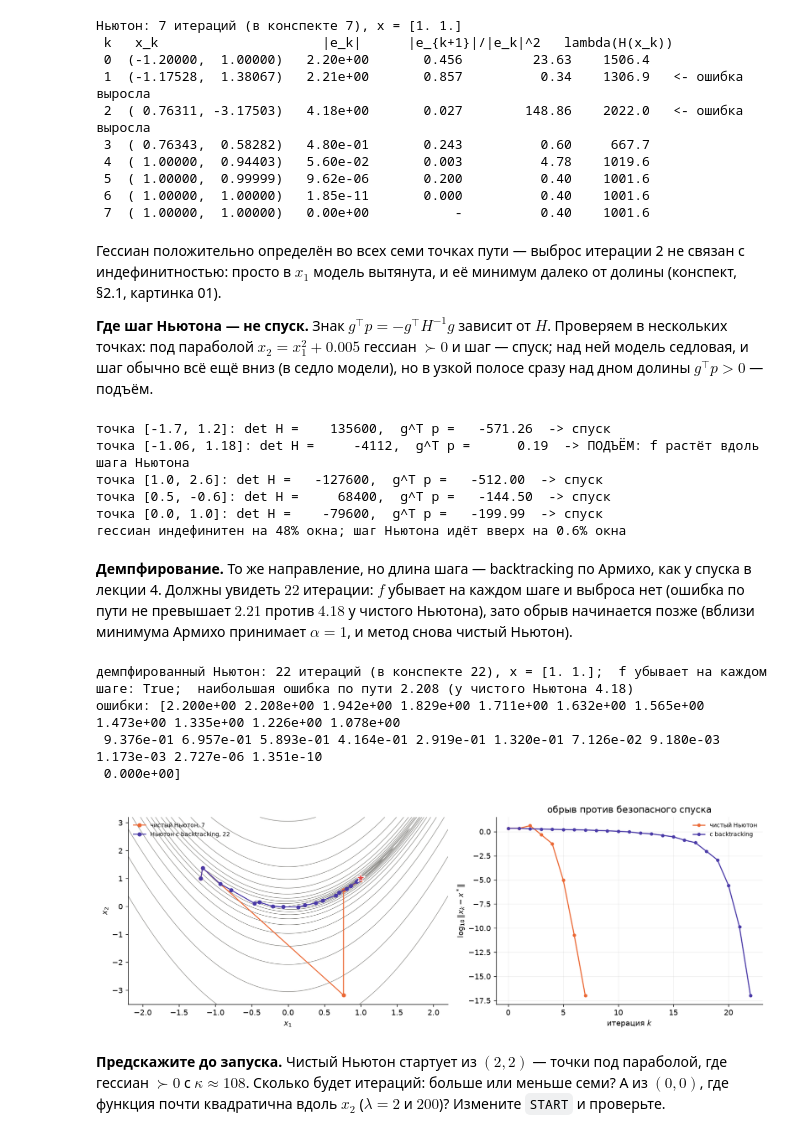
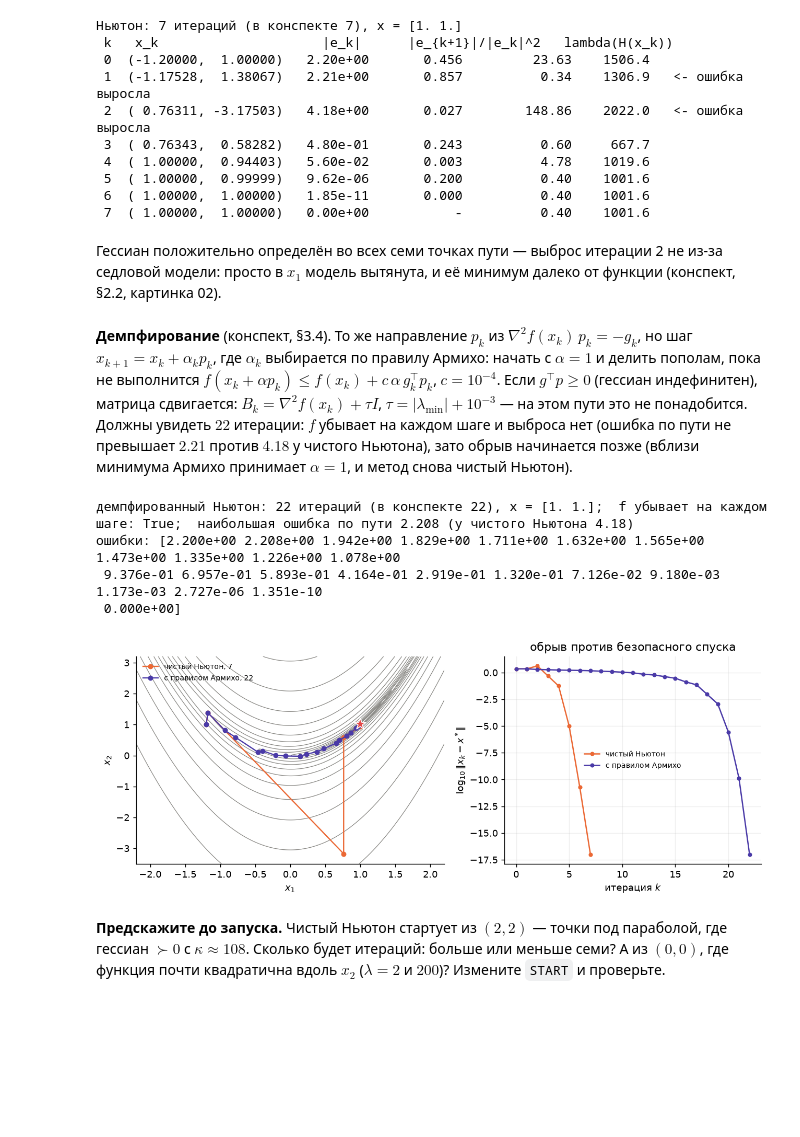
Before and after one commit to IlyaChichkanov/Numerical-Optimization, a Jupyter notebook: lectures/lecture05/demo05.ipynb, the cells around one changed output. Saved outputs shown, nothing was run; the diff lists cells and outputs as text; code cells hidden in the pictures; blank space fills up the shorter version.

```diff
--- a/lectures/lecture05/demo05.ipynb
+++ b/lectures/lecture05/demo05.ipynb
@@ -44,7 +44,7 @@ def gd(f, grad, x0, alpha=None, tol=1e-6, maxit=100_000, c=1e-4):
 
 
 def newton(grad, hess, x0, tol=1e-10, maxit=50):
-    """Чистый метод Ньютона: x <- x - H^{-1} g, без линейного поиска. Возвращает (x, итераций, путь)."""
+    """Чистый метод Ньютона: x <- x - H^{-1} g, длина шага всегда 1. Возвращает (x, итераций, путь)."""
     x = np.asarray(x0, float).copy(); path = [x.copy()]
     for k in range(maxit):
         g = grad(x)
@@ -55,9 +55,9 @@ def newton(grad, hess, x0, tol=1e-10, maxit=50):
 
 
 def newton_damped(f, grad, hess, x0, tol=1e-10, maxit=200, c=1e-4):
-    """Демпфированный Ньютон: направление Ньютона, длина шага — backtracking по Армихо.
-    Если гессиан не положительно определён и направление не является спуском, матрица
-    регуляризуется: H + (|lambda_min| + 1e-3) I. Возвращает (x, итераций, путь)."""
+    """Демпфированный Ньютон: направление Ньютона, длина шага — по правилу Армихо.
+    Если гессиан индефинитен и направление не является спуском, матрица
+    сдвигается: H + (|lambda_min| + 1e-3) I. Возвращает (x, итераций, путь)."""
     x = np.asarray(x0, float).copy(); path = [x.copy()]
     for k in range(maxit):
         g = grad(x)
@@ -308,47 +302,27 @@ for k in range(len(path_n)):
  5  ( 1.00000,  0.99999)   9.62e-06       0.200          0.40    1001.6
  6  ( 1.00000,  1.00000)   1.85e-11       0.000          0.40    1001.6
  7  ( 1.00000,  1.00000)   0.00e+00           -          0.40    1001.6
-# %% [markdown]
-Гессиан положительно определён во всех семи точках пути — выброс итерации 2 не связан с индефинитностью: просто в $x_1$ модель вытянута, и её минимум далеко от долины (конспект, §2.1, картинка 01).
-
-**Где шаг Ньютона — не спуск.** Знак $g^\top p=-g^\top H^{-1}g$ зависит от $H$. Проверяем в нескольких точках: под параболой $x_2=x_1^2+0.005$ гессиан $\succ0$ и шаг — спуск; над ней модель седловая, и шаг обычно всё ещё вниз (в седло модели), но в узкой полосе сразу над дном долины $g^\top p>0$ — подъём.
-# %%
-for pt in ([-1.7, 1.2], [-1.06, 1.18], [1.0, 2.6], [0.5, -0.6], [0.0, 1.0]):
-    x = np.array(pt); g = rosen_grad(x); H = rosen_hess(x); p = -np.linalg.solve(H, g)
-    print(f"точка {pt}: det H = {np.linalg.det(H):9.0f},  g^T p = {g @ p:9.2f}  -> {'спуск' if g @ p < 0 else 'ПОДЪЁМ: f растёт вдоль шага Ньютона'}")
-
-# доля точек окна [-2.2, 2.2] x [-1.2, 4.2], где гессиан индефинитен и где шаг идёт вверх
-X, Y = np.meshgrid(np.linspace(-2.2, 2.2, 221), np.linspace(-1.2, 4.2, 271))
-G1 = -2 * (1 - X) - 400 * X * (Y - X ** 2); G2 = 200 * (Y - X ** 2)
-Hxx = 2 - 400 * Y + 1200 * X ** 2; Hxy = -400 * X; det = Hxx * 200 - Hxy ** 2
-P1 = -(200 * G1 - Hxy * G2) / det; P2 = -(Hxx * G2 - Hxy * G1) / det
-print(f"гессиан индефинитен на {(det < 0).mean():.0%} окна; шаг Ньютона идёт вверх на {((G1 * P1 + G2 * P2) > 0).mean():.1%} окна")
-# %% [output]
-точка [-1.7, 1.2]: det H =    135600,  g^T p =   -571.26  -> спуск
-точка [-1.06, 1.18]: det H =     -4112,  g^T p =      0.19  -> ПОДЪЁМ: f растёт вдоль шага Ньютона
-точка [1.0, 2.6]: det H =   -127600,  g^T p =   -512.00  -> спуск
-точка [0.5, -0.6]: det H =     68400,  g^T p =   -144.50  -> спуск
-точка [0.0, 1.0]: det H =    -79600,  g^T p =   -199.99  -> спуск
-гессиан индефинитен на 48% окна; шаг Ньютона идёт вверх на 0.6% окна
+# %% [markdown]
+Гессиан положительно определён во всех семи точках пути — выброс итерации 2 не из-за седловой модели: просто в $x_1$ модель вытянута, и её минимум далеко от функции (конспект, §2.2, картинка 02).
 # %% [markdown]
-**Демпфирование.** То же направление, но длина шага — backtracking по Армихо, как у спуска в лекции 4. Должны увидеть $22$ итерации: $f$ убывает на каждом шаге и выброса нет (ошибка по пути не превышает $2.21$ против $4.18$ у чистого Ньютона), зато обрыв начинается позже (вблизи минимума Армихо принимает $\alpha=1$, и метод снова чистый Ньютон).
+**Демпфирование** (конспект, §3.4). То же направление $p_k$ из $\nabla^2f(x_k)\,p_k=-g_k$, но шаг $x_{k+1}=x_k+\alpha_kp_k$, где $\alpha_k$ выбирается по правилу Армихо: начать с $\alpha=1$ и делить пополам, пока не выполнится $f(x_k+\alpha p_k)\le f(x_k)+c\,\alpha\,g_k^\top p_k$, $c=10^{-4}$. Если $g^\top p\ge0$ (гессиан индефинитен), матрица сдвигается: $B_k=\nabla^2f(x_k)+\tau I$, $\tau=\lvert\lambda_{\min}\rvert+10^{-3}$ — на этом пути это не понадобится. Должны увидеть $22$ итерации: $f$ убывает на каждом шаге и выброса нет (ошибка по пути не превышает $2.21$ против $4.18$ у чистого Ньютона), зато обрыв начинается позже (вблизи минимума Армихо принимает $\alpha=1$, и метод снова чистый Ньютон).
 # %%
 x_d, k_d, path_d = newton_damped(rosen, rosen_grad, rosen_hess, X0_ROSEN)
 err_d = np.linalg.norm(path_d - 1, axis=1)
 f_d = np.array([rosen(v) for v in path_d])
 print(f"демпфированный Ньютон: {k_d} итераций (в конспекте 22), x = {x_d.round(8)};  f убывает на каждом шаге: {np.all(np.diff(f_d) < 0)};  наибольшая ошибка по пути {err_d.max():.3f} (у чистого Ньютона 4.18)")
 print("ошибки:", np.array2string(err_d, precision=3, max_line_width=120))
 
-fig, (ax1, ax2) = plt.subplots(1, 2, figsize=(12.5, 4.4), gridspec_kw={"width_ratios": [1.2, 1]})
-plot_rosen_path([path_n, path_d], [f"чистый Ньютон, {k_n}", f"Ньютон с backtracking, {k_d}"], ax=ax1)
-plot_errors([err_n, err_d], ["чистый Ньютон", "с backtracking"], ax=ax2)
+fig, (ax1, ax2) = plt.subplots(1, 2, figsize=(10, 4), gridspec_kw={"width_ratios": [1.2, 1]})
+plot_rosen_path([path_n, path_d], [f"чистый Ньютон, {k_n}", f"с правилом Армихо, {k_d}"], ax=ax1)
+plot_errors([err_n, err_d], ["чистый Ньютон", "с правилом Армихо"], ax=ax2)
 ax2.set_title("обрыв против безопасного спуска"); plt.tight_layout(); plt.show()
 # %% [output]
 демпфированный Ньютон: 22 итераций (в конспекте 22), x = [1. 1.];  f убывает на каждом шаге: True;  наибольшая ошибка по пути 2.208 (у чистого Ньютона 4.18)
 ошибки: [2.200e+00 2.208e+00 1.942e+00 1.829e+00 1.711e+00 1.632e+00 1.565e+00 1.473e+00 1.335e+00 1.226e+00 1.078e+00
  9.376e-01 6.957e-01 5.893e-01 4.164e-01 2.919e-01 1.320e-01 7.126e-02 9.180e-03 1.173e-03 2.727e-06 1.351e-10
  0.000e+00]
-[figure, old version]
+[figure, new version]
 # %% [markdown]
 **Предскажите до запуска.** Чистый Ньютон стартует из $(2,2)$ — точки под параболой, где гессиан $\succ0$ с $\kappa\approx108$. Сколько будет итераций: больше или меньше семи? А из $(0,0)$, где функция почти квадратична вдоль $x_2$ ($\lambda=2$ и $200$)? Измените `START` и проверьте.
 # %%
```
Also changed, not shown: parts of 13 cells of this notebook, 39 other files.
